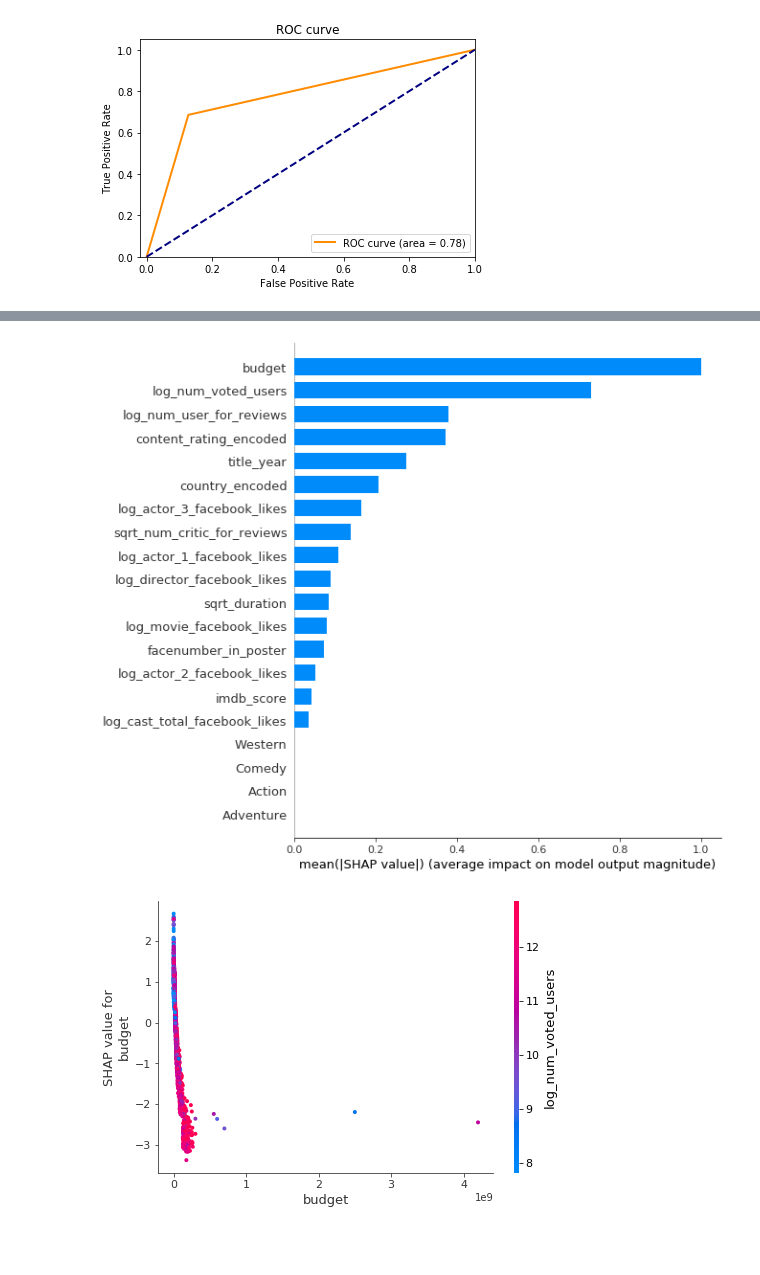
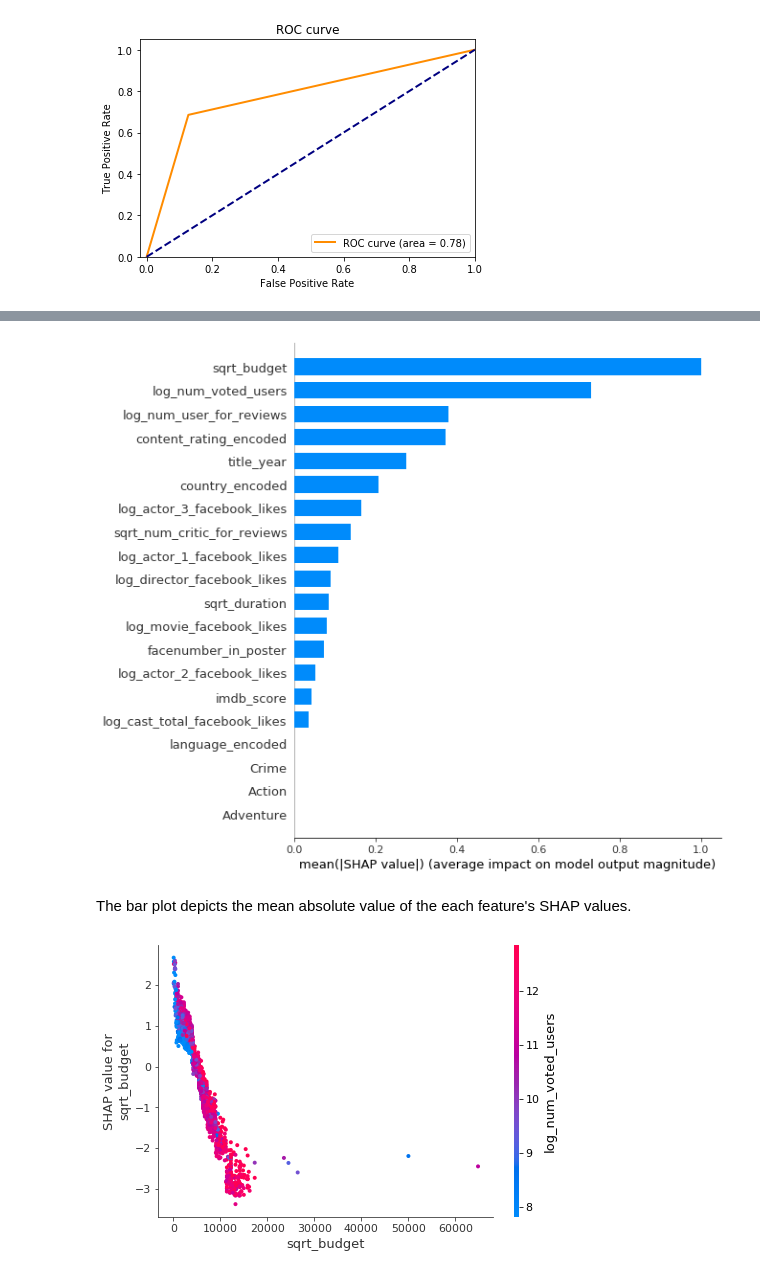
Before and after one commit to thomsu/Box_Office_Success, a Jupyter notebook: Box Office Success Classification.ipynb, the cells around one changed output, grey strips where cells are left out. Cells and saved outputs as stored; diff of their text form; code cells hidden in the pictures; blank space fills up the shorter version.

```diff
--- a/Box Office Success Classification.ipynb
+++ b/Box Office Success Classification.ipynb
@@ -329,7 +331,7 @@ All of the boxplots except for imdb_score are skewed to higher values. This hint
       transform(lambda x: np.log(x+1)))
 
 # square root transform features with less severe skewness
-df2[['sqrt_num_critic_for_reviews', 'sqrt_duration']] = df2[['num_critic_for_reviews', 'duration']].transform(lambda x: np.sqrt(x))
+df2[['sqrt_num_critic_for_reviews', 'sqrt_duration', 'sqrt_budget']] = df2[['num_critic_for_reviews', 'duration', 'budget']].transform(lambda x: np.sqrt(x))
 
 df2.drop(['num_critic_for_reviews', 'duration', 'num_user_for_reviews', 'num_voted_users',
           'director_facebook_likes', 'actor_1_facebook_likes', 'actor_2_facebook_likes',
@@ -367,0 +376,5 @@ The data transformation made the features more normally distributed
+# %%
+y=(df2.gross>=2*df2.budget) # create our target
+# create our X
+X=df2.drop(['gross', 'budget', 'movie_title'], axis=1)
+print(f'{y.sum()} out of {len(y)} movies are successful.')
@@ -369,11 +390,3 @@ The data transformation made the features more normally distributed
 # Baseline Model
 # %% [markdown]
 ### Logistic Regression
-# %%
-# Classifying whether a movie is a "success", determined by whether its revenue generated or "gross" is
-# at least 2X amount spent, or "budget"
-
-y=(df2.gross>=2*df2.budget) # create our target
-# create our X
-X=df2.drop(['gross', 'movie_title'], axis=1)
-print(f'{y.sum()} out of {len(y)} movies are successful.')
@@ -1284,8 +1303,10 @@ shap.summary_plot(shap_values, X)
 # %%
 shap.summary_plot(shap_values, X, plot_type="bar")
 # %% [output]
-[figure, old version]
+[figure, new version]
+# %% [markdown]
+The bar plot depicts the mean absolute value of the each feature's SHAP values.
 # %%
-shap.dependence_plot("budget", shap_values, X)
+shap.dependence_plot("sqrt_budget", shap_values, X)
 # %% [output]
-[figure, old version]
+[figure, new version]
```
Also changed, not shown: parts of 94 cells of this notebook.
